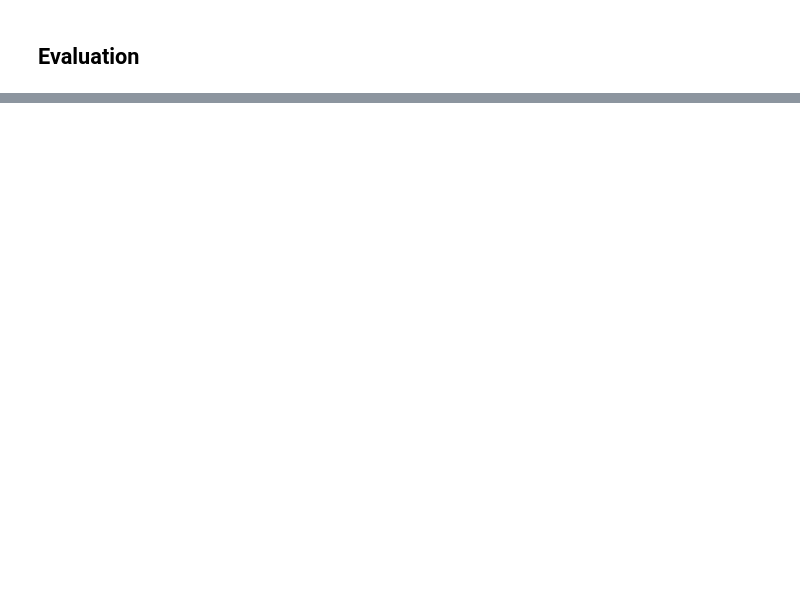
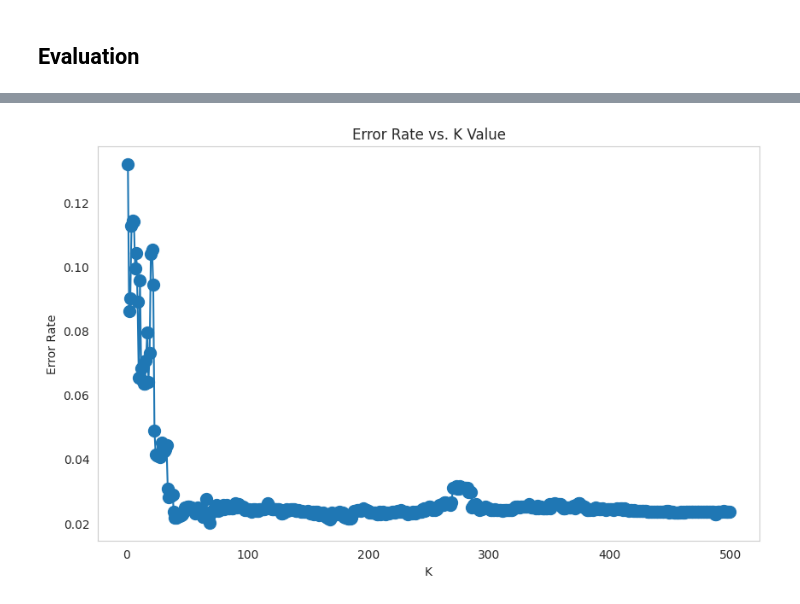
Before and after one commit to ikripaka/DataAnalysis-2023, a Jupyter notebook: lab1/random_forest.ipynb, the cells around one changed output, grey strips where cells are left out. Saved outputs shown, nothing was run; the diff lists cells and outputs as text; code cells hidden in the pictures; blank space fills up the shorter version.

```diff
--- a/lab1/random_forest.ipynb
+++ b/lab1/random_forest.ipynb
@@ -137,0 +142,17 @@ plt.grid()
+# %%
+error_rate = []
+
+for i in range(1,500):
+    random_forest = RandomForestClassifier(max_depth=2, random_state=0, n_estimators=i)
+    random_forest.fit(scaled_X_train, y_train)
+    pred_i = random_forest.predict(scaled_X_test)
+    error_rate.append(np.mean(pred_i != y_test))
+# %%
+plt.figure(figsize=(10,6))
+plt.plot(range(1,500), error_rate, marker='o', markersize=10)
+plt.title('Error Rate vs. K Value')
+plt.xlabel('K')
+plt.ylabel('Error Rate')
+plt.grid()
+# %% [output]
+[figure, added]
```
Also changed, not shown: parts of 10 cells of this notebook, 2 other files.
